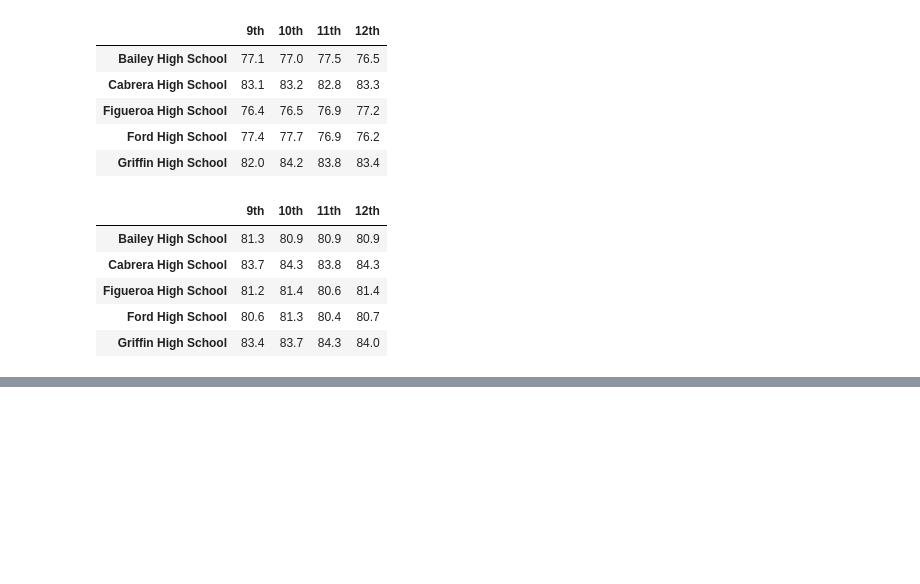
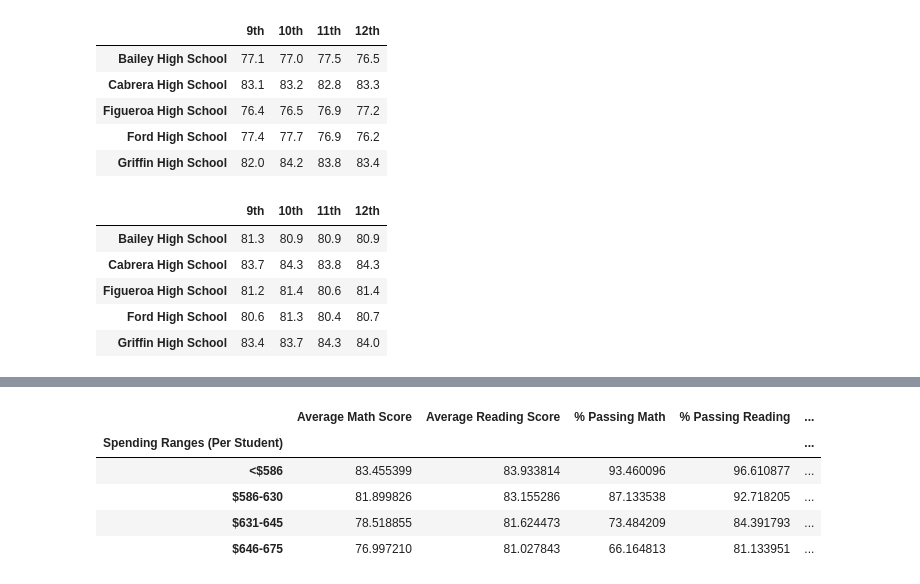
Before and after one commit to lkachury/School_District_Analysis, a Jupyter notebook: PyCitySchools.ipynb, the cells around one changed output, grey strips where cells are left out. Cells and saved outputs as stored; diff of their text form; code cells hidden in the pictures; blank space fills up the shorter version.

Commit message:
scores by school spending.

```diff
--- a/PyCitySchools.ipynb
+++ b/PyCitySchools.ipynb
@@ -1171,0 +1242,12 @@ reading_scores_by_grade.head()
+# %%
+# Using our spending bins and ranges, we can create a new column in the per_school_summary_df DataFrame which will be assigned the spending bins from the per_school_capita Series.
+# To do this, Use the cut() function on the per_school_capita Series and then add the bin data to a new column in the per_school_summary_df DataFrame.
+
+# Categorize spending based on the bins.
+
+# To the left of the equals sign, add a new column called "Spending Ranges (Per Student)" to the per_school_summary_df DataFrame, this column will contain the values specified by using the cut() function.
+# Inside the cut() function, we add the data (per_school_capita) we are going to use for "Spending Ranges (Per Student)". The data must be a one-dimensional array, like a list or the per_school_capitaSeries.
+# Inside the parentheses, we add the spending_bins and the labels for the bins using labels=group_names.
+
+per_school_summary_df["Spending Ranges (Per Student)"] = pd.cut(per_school_capita, spending_bins, labels=group_names)
+per_school_summary_df.head()
@@ -1171,0 +1261,37 @@ reading_scores_by_grade.head()
+# %%
+# To get these averages and percentages, we'll use the groupby() function to group the data on the spending bins in the index column, "Spending Ranges (Per Student)."
+
+# We'll create each Series using the groupby() function on the "Spending Ranges (Per Student)" column.
+# For each Series, we'll use the mean() method to get the averages of the Average Math Score column, Average Reading Score column, % Passing Math column, and % Passing Reading column.
+# For the average "% Overall Passing," we'll add the "% Passing Math" and "% Passing Reading" columns and then divide by 2.
+
+# Calculate averages for the desired columns.
+spending_math_scores = per_school_summary_df.groupby(["Spending Ranges (Per Student)"]).mean()["Average Math Score"]
+
+spending_reading_scores = per_school_summary_df.groupby(["Spending Ranges (Per Student)"]).mean()["Average Reading Score"]
+
+spending_passing_math = per_school_summary_df.groupby(["Spending Ranges (Per Student)"]).mean()["% Passing Math"]
+
+spending_passing_reading = per_school_summary_df.groupby(["Spending Ranges (Per Student)"]).mean()["% Passing Reading"]
+
+overall_passing_spending = per_school_summary_df.groupby(["Spending Ranges (Per Student)"]).mean()["% Overall Passing"]
+# %%
+# Create a new DataFrame for the average math and reading scores, average percentage of students who passed math and reading, and the average overall percentage of passing students.
+# To add a list or Series to a DataFrame, use the following format: df = pd.DataFrame({"column name": column values})
+
+# Assemble into DataFrame.
+spending_summary_df = pd.DataFrame({
+          "Average Math Score" : spending_math_scores,
+          "Average Reading Score": spending_reading_scores,
+          "% Passing Math": spending_passing_math,
+          "% Passing Reading": spending_passing_reading,
+          "% Overall Passing": overall_passing_spending})
+
+spending_summary_df
+# %% [output]
+|  | Average Math Score | Average Reading Score | % Passing Math | % Passing Reading | ... |
+| Spending Ranges (Per Student) |  |  |  |  | ... |
+| <$586 | 83.455399 | 83.933814 | 93.460096 | 96.610877 | ... |
+| $586-630 | 81.899826 | 83.155286 | 87.133538 | 92.718205 | ... |
+| $631-645 | 78.518855 | 81.624473 | 73.484209 | 84.391793 | ... |
+| $646-675 | 76.997210 | 81.027843 | 66.164813 | 81.133951 | ... |
```
Also changed, not shown: parts of 8 cells of this notebook.
